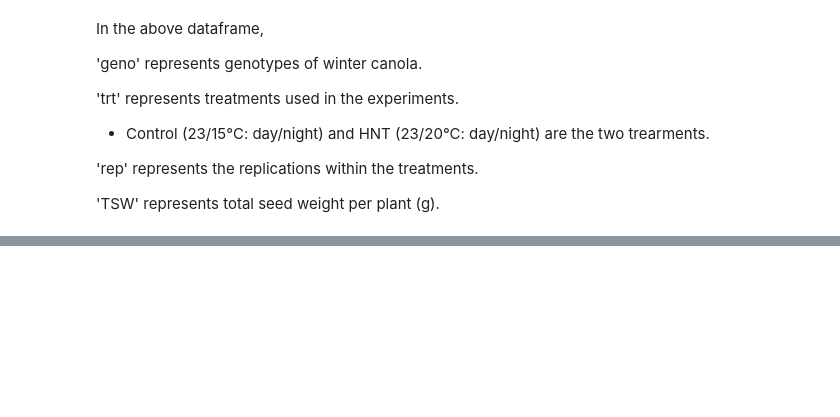
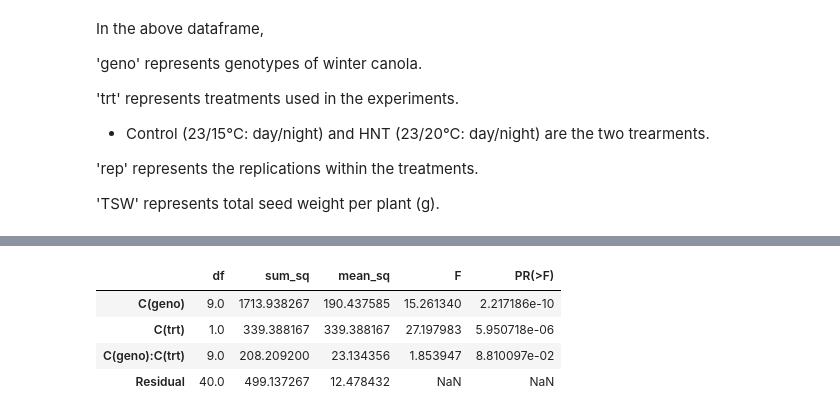
Before and after one commit to pokharelmeg/Semester-Project, a Jupyter notebook: heat_index_calculation.ipynb, the cells around one changed output, grey strips where cells are left out. Saved outputs shown, nothing was run; the diff lists cells and outputs as text; code cells hidden in the pictures; blank space fills up the shorter version.

```diff
--- a/heat_index_calculation.ipynb
+++ b/heat_index_calculation.ipynb
@@ -81,0 +155,11 @@ dtype: float64
+# %%
+# Anova with treatments, genotypes and their interactions
+formula = 'TSW ~ C(geno) + C(trt) + C(geno)* C(trt)'
+model = ols(formula,data= df).fit()
+anova_lm(model,type=2)
+# %% [output]
+|  | df | sum_sq | mean_sq | F | PR(>F) |
+| C(geno) | 9.0 | 1713.938267 | 190.437585 | 15.261340 | 2.217186e-10 |
+| C(trt) | 1.0 | 339.388167 | 339.388167 | 27.197983 | 5.950718e-06 |
+| C(geno):C(trt) | 9.0 | 208.209200 | 23.134356 | 1.853947 | 8.810097e-02 |
+| Residual | 40.0 | 499.137267 | 12.478432 | NaN | NaN |
```
Also changed, not shown: parts of 15 cells of this notebook, 2 other files.
